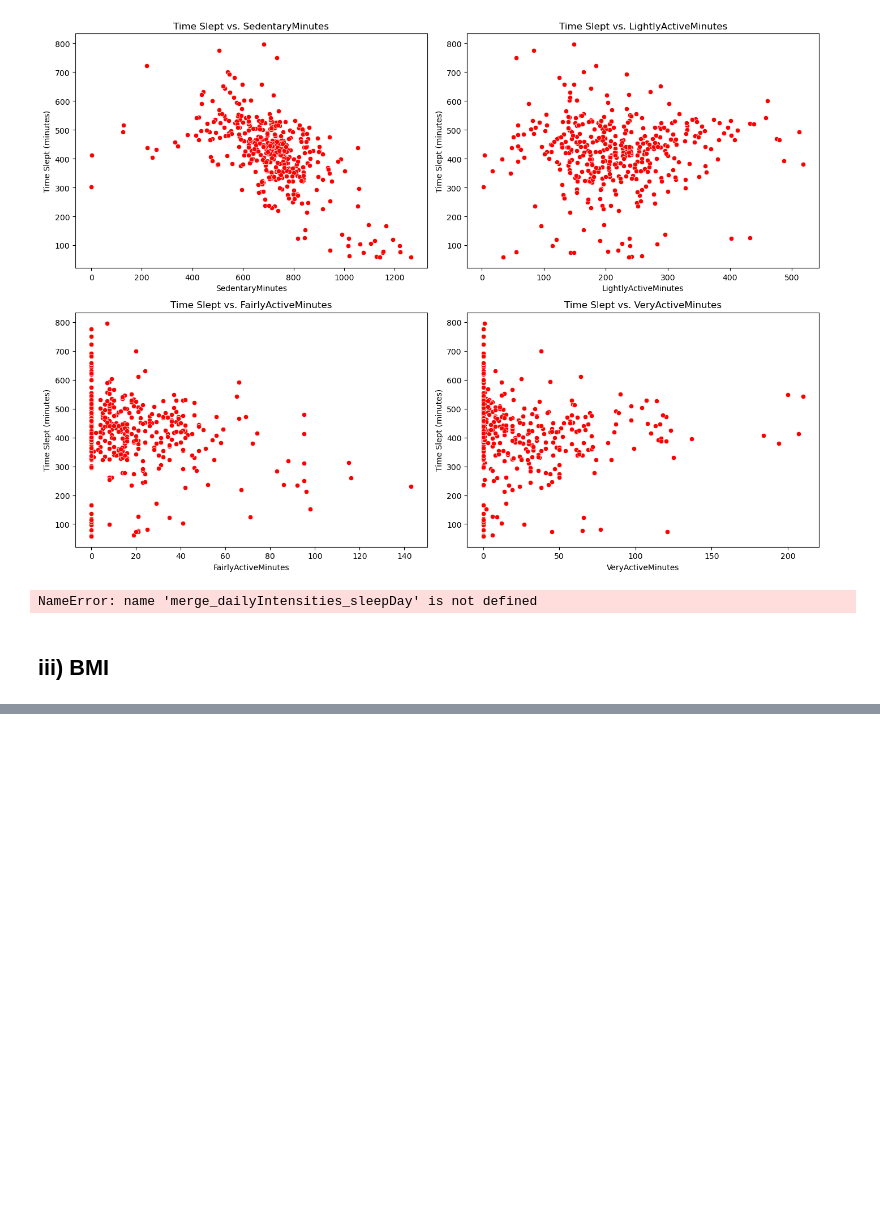
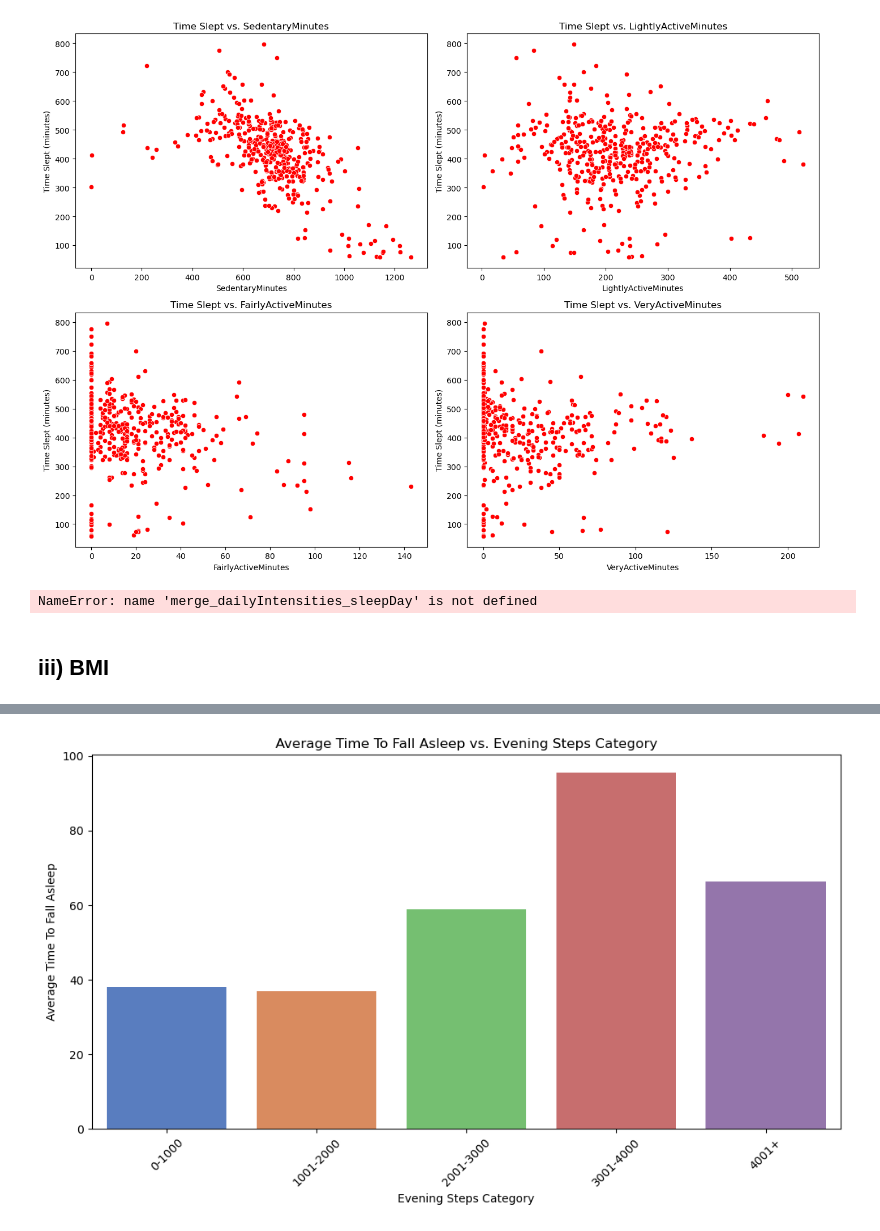
Before and after one commit to Hebbo23/Project-Big-Data---Group-22, a Jupyter notebook: final project code.ipynb, the cells around one changed output, grey strips where cells are left out. Saved outputs shown, nothing was run; the diff lists cells and outputs as text; code cells hidden in the pictures; blank space fills up the shorter version.

```diff
--- a/final project code.ipynb
+++ b/final project code.ipynb
@@ -1366,0 +1495,24 @@ plot_time_to_sleep_vs_bmi(c)
+# %%
+evening_data = new_hourlySteps_sleepday[new_hourlySteps_sleepday["Hour"].isin([18, 19, 20, 21, 22, 23])].copy()
+
+# Step 2: Define bins for evening steps and labels
+bins_steps = [0, 1000, 2000, 3000, 4000, float('inf')]
+labels_steps = ["0-1000", "1001-2000", "2001-3000", "3001-4000", "4001+"]
+
+# Step 3: Create 'Evening Steps Category' column by binning 'Steps' column
+evening_data.loc[:, 'Evening Steps Category'] = pd.cut(evening_data['StepTotal'], bins=bins_steps, labels=labels_steps)
+
+# Step 4: Group by 'Evening Steps Category' and calculate average 'TotalMinutesAsleep'
+avg_minutes_asleep_evening = evening_data.groupby('Evening Steps Category')['TimeToFallAsleep'].mean().reset_index()
+
+# Step 5: Plotting Bar Chart - Evening Steps vs. Average Total Minutes Asleep
+plt.figure(figsize=(10, 6))
+sns.barplot(x='Evening Steps Category', y='TimeToFallAsleep', data=avg_minutes_asleep_evening, palette='muted')
+plt.title('Average Time To Fall Asleep vs. Evening Steps Category')
+plt.xlabel('Evening Steps Category')
+plt.ylabel('Average Time To Fall Asleep')
+plt.xticks(rotation=45)
+plt.tight_layout()
+plt.show()
+# %% [output]
+[figure, added]
```
Also changed, not shown: parts of 16 cells of this notebook.
